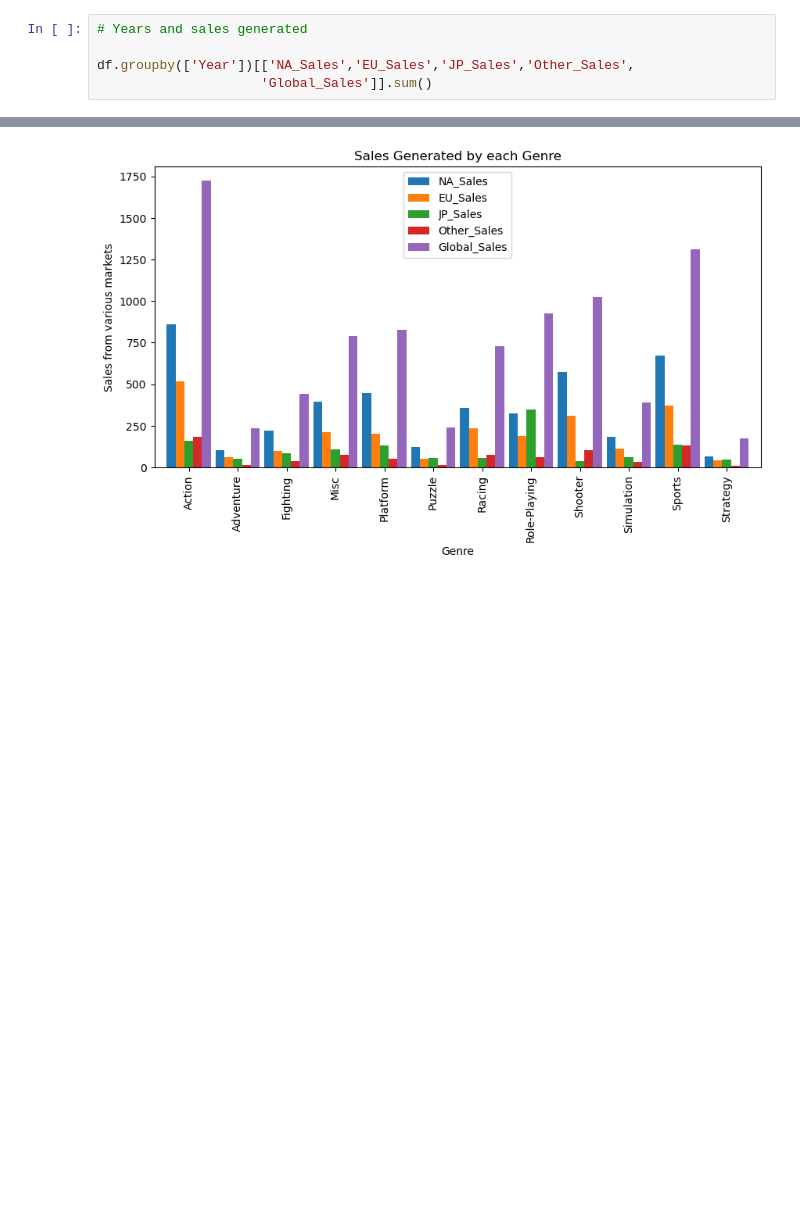
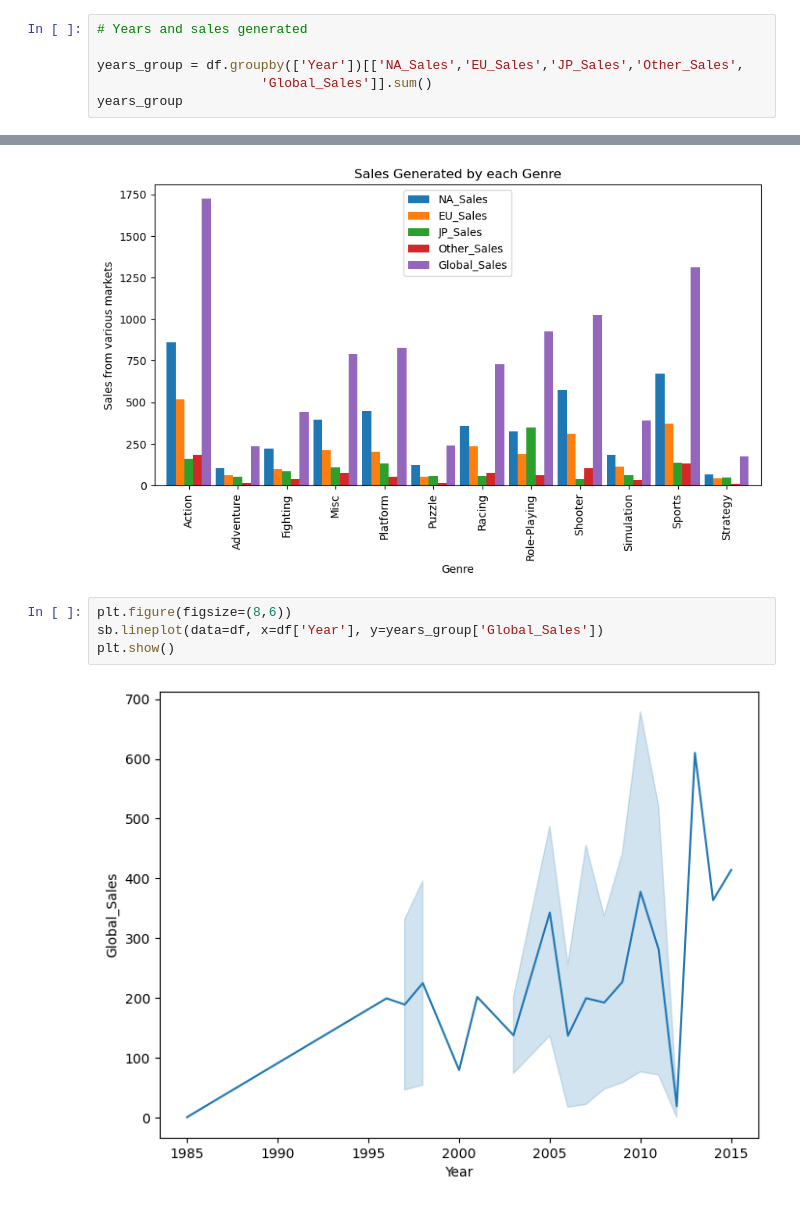
Before and after one commit to JMDUKU/GROUP-K-EDA-PROJECT, a Jupyter notebook: Group K EDA project.ipynb, the cells around one changed output, grey strips where cells are left out. Drawn from its saved outputs; the diff is of its cells as text; blank space fills up the shorter version.

```diff
--- a/Group K EDA project.ipynb
+++ b/Group K EDA project.ipynb
@@ -161,8 +161,9 @@ Name: Year, dtype: int64
 # %%
 # Years and sales generated
 
-df.groupby(['Year'])[['NA_Sales','EU_Sales','JP_Sales','Other_Sales',
+years_group = df.groupby(['Year'])[['NA_Sales','EU_Sales','JP_Sales','Other_Sales',
                      'Global_Sales']].sum()
+years_group
 # %% [output]
 |  | NA_Sales | EU_Sales | JP_Sales | Other_Sales | Global_Sales |
 | Year |  |  |  |  |  |
@@ -460,3 +454,9 @@ ax.set_title('Sales Generated by each Genre')
 plt.show()
 # %% [output]
 [figure]
+# %%
+plt.figure(figsize=(8,6))
+sb.lineplot(data=df, x=df['Year'], y=years_group['Global_Sales'])
+plt.show()
+# %% [output]
+[figure, added]
```
Also changed, not shown: parts of 4 cells of this notebook, 1 other file.
